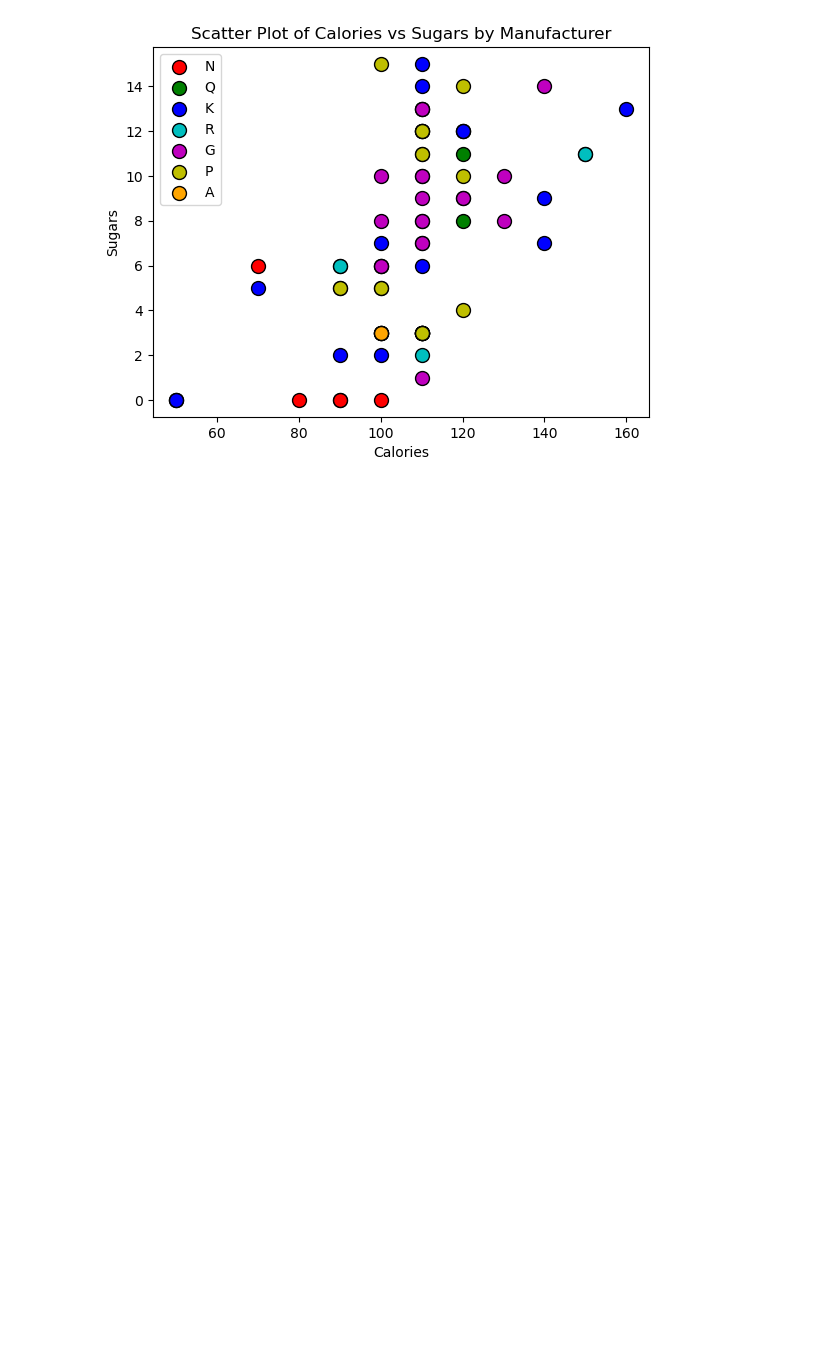
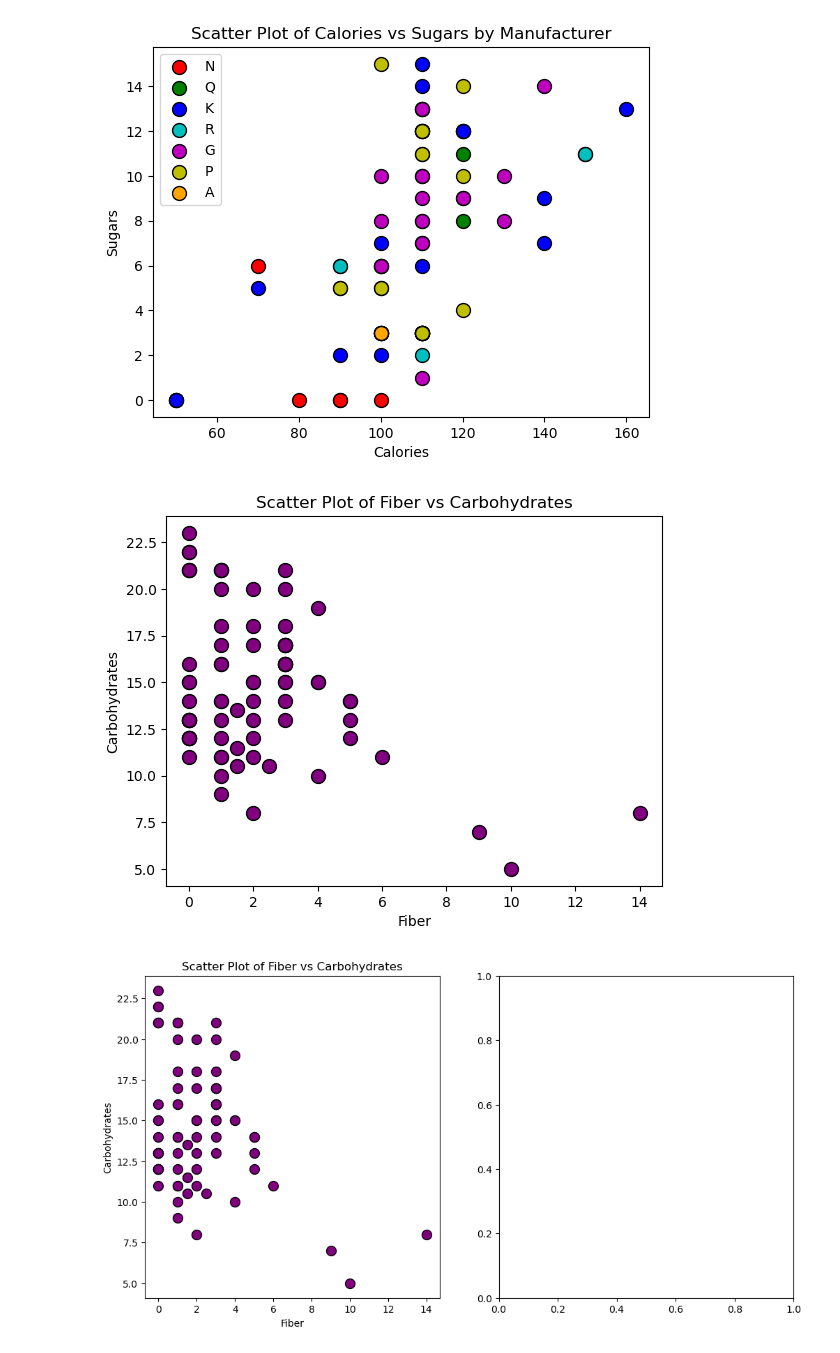
Before and after one commit to saketmathursg/personal_projects, a Jupyter notebook: dmba data/Learning_Project.ipynb, the cells around one changed output. Cells and saved outputs as stored; diff of their text form; code cells hidden in the pictures; blank space fills up the shorter version.

Commit message:
learning_project updated with multiple graphs

```diff
--- a/dmba data/Learning_Project.ipynb
+++ b/dmba data/Learning_Project.ipynb
@@ -66,3 +66,30 @@ plt.legend()
 plt.show()
 # %% [output]
 [figure]
+# %%
+plt.scatter(cereals['fiber'],cereals['carbo'],s=100,c='purple',edgecolors='k')
+
+plt.xlabel('Fiber')
+plt.ylabel('Carbohydrates')
+plt.title('Scatter Plot of Fiber vs Carbohydrates')
+plt.show()
+
+plt.rcParams['axes.formatter.min_exponent'] = 2
+
+figure, axis = plt.subplots(nrows=1,ncols=2,figsize=(12,6))
+axis[0].scatter(cereals['fiber'],cereals['carbo'],s=100,c='purple',edgecolors='k')
+axis[0].set_xlabel('Fiber')
+axis[0].set_ylabel('Carbohydrates')
+axis[0].set_title('Scatter Plot of Fiber vs Carbohydrates')
+plt.show()
+
+axis[1].scatter(cereals['fiber'],cereals['carbo'],s=100,c='orange',edgecolors='k')
+axis[1].set_xlabel('Fiber (log scale)')
+axis[1].set_ylabel('Carbohydrates (log scale)')
+axis[1].set_title('Scatter Plot of Fiber vs Carbohydrates (Log-Log Scale)')
+axis[1].set_xscale('log')
+axis[1].set_yscale('log')
+plt.show()
+# %% [output]
+[figure, added]
+[figure, added]
```
Also changed, not shown: parts of 1 cell of this notebook, 1 other file.
